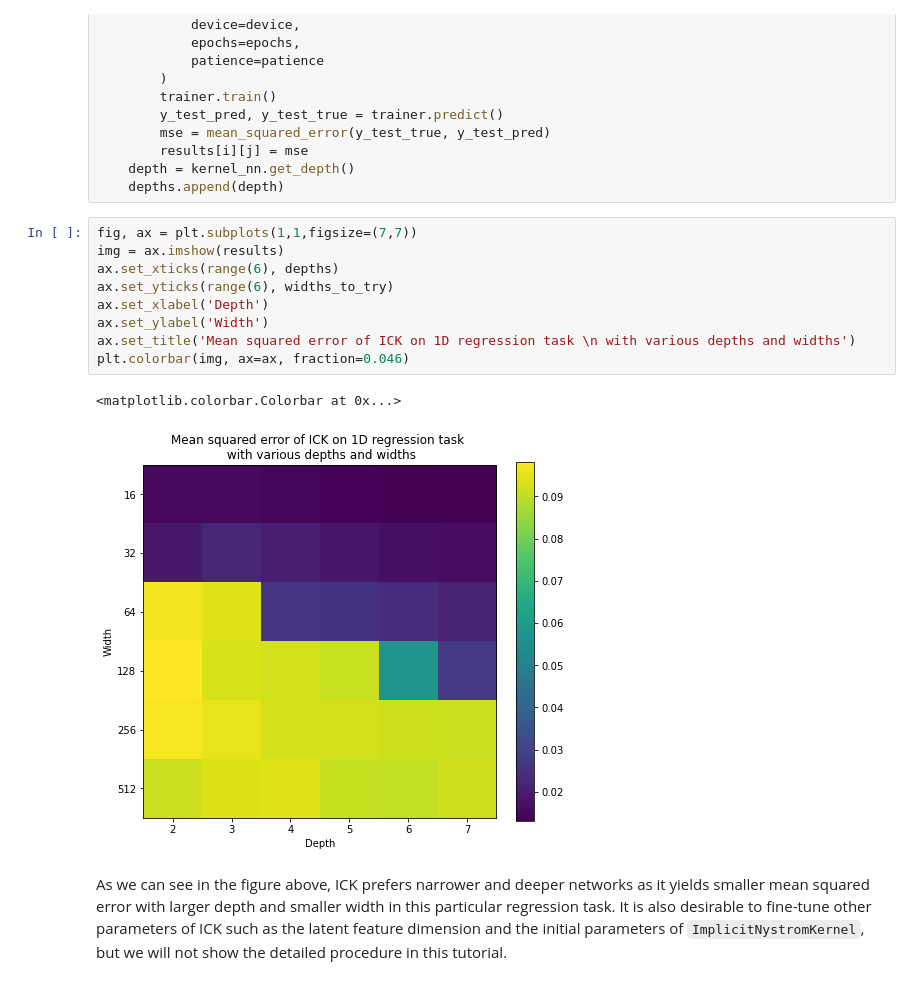
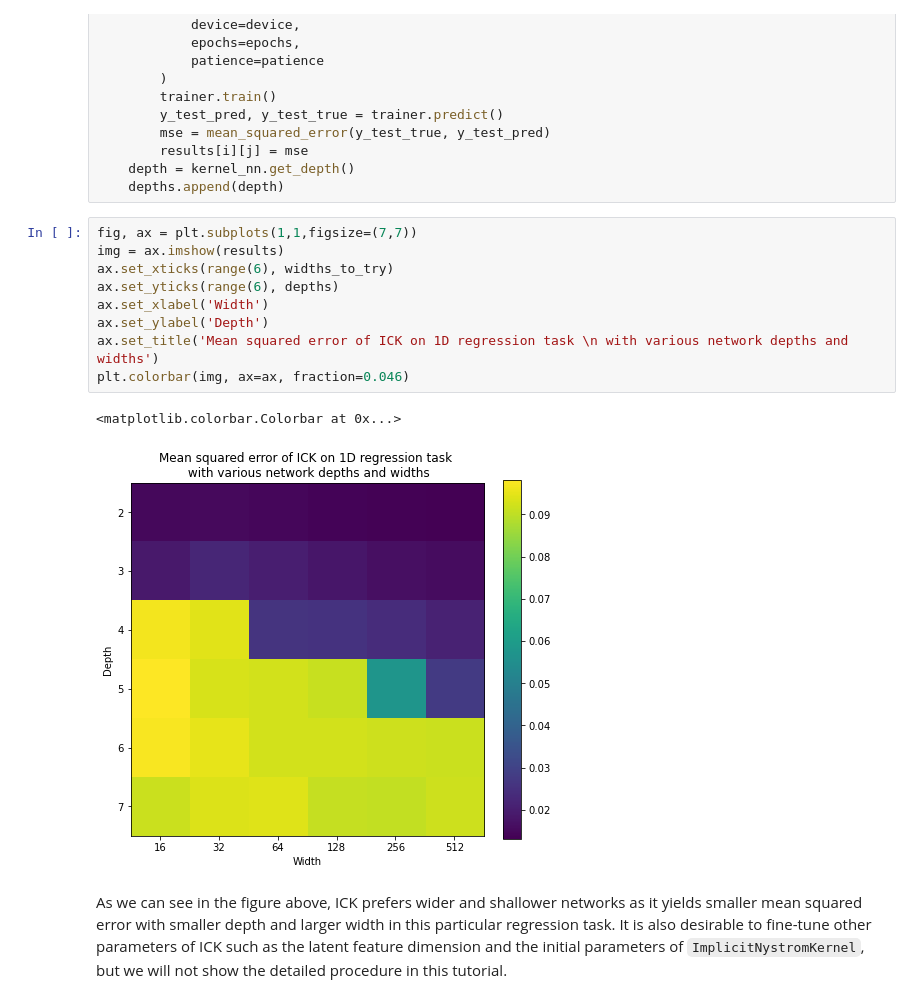
Before and after one commit to jzy95310/ICK, a Jupyter notebook: tutorial_1d_regression.ipynb, the cells around one changed output. Saved outputs shown, nothing was run; the diff lists cells and outputs as text.

Commit message:
Update tutorial

````diff
--- a/tutorial_1d_regression.ipynb
+++ b/tutorial_1d_regression.ipynb
@@ -215,14 +215,14 @@ for i in trange(len(num_blocks_to_try)):
 # %%
 fig, ax = plt.subplots(1,1,figsize=(7,7))
 img = ax.imshow(results)
-ax.set_xticks(range(6), depths)
-ax.set_yticks(range(6), widths_to_try)
-ax.set_xlabel('Depth')
-ax.set_ylabel('Width')
-ax.set_title('Mean squared error of ICK on 1D regression task \n with various depths and widths')
+ax.set_xticks(range(6), widths_to_try)
+ax.set_yticks(range(6), depths)
+ax.set_xlabel('Width')
+ax.set_ylabel('Depth')
+ax.set_title('Mean squared error of ICK on 1D regression task \n with various network depths and widths')
 plt.colorbar(img, ax=ax, fraction=0.046)
 # %% [output]
 <matplotlib.colorbar.Colorbar at 0x...>
-[figure, old version]
+[figure, new version]
 # %% [markdown]
-As we can see in the figure above, ICK prefers narrower and deeper networks as it yields smaller mean squared error with larger depth and smaller width in this particular regression task. It is also desirable to fine-tune other parameters of ICK such as the latent feature dimension and the initial parameters of ```ImplicitNystromKernel```, but we will not show the detailed procedure in this tutorial.
+As we can see in the figure above, ICK prefers wider and shallower networks as it yields smaller mean squared error with smaller depth and larger width in this particular regression task. It is also desirable to fine-tune other parameters of ICK such as the latent feature dimension and the initial parameters of ```ImplicitNystromKernel```, but we will not show the detailed procedure in this tutorial.
````
